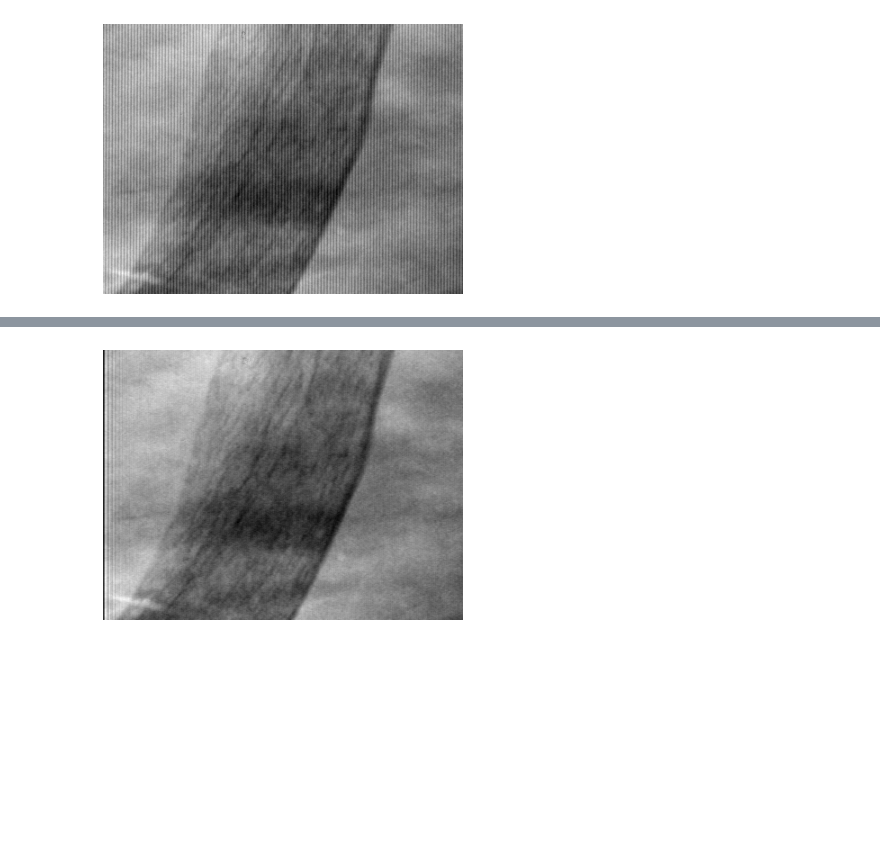
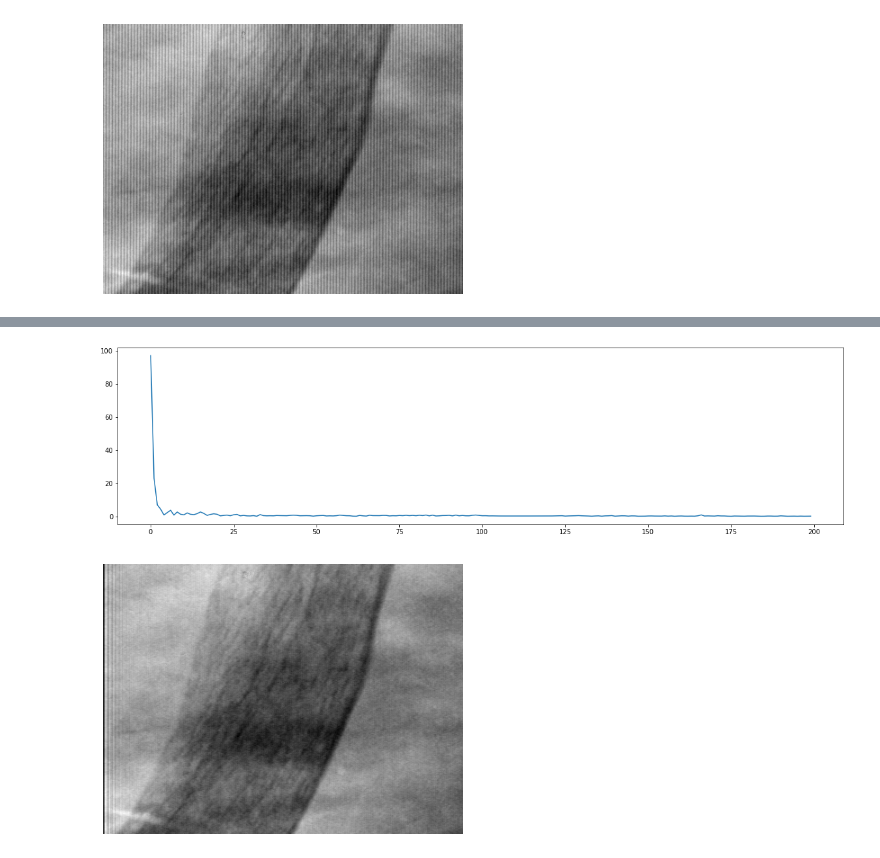
Before and after one commit to Oborichkin/data-processing, a Jupyter notebook: notebooks/xray.ipynb, the cells around one changed output, grey strips where cells are left out. Cells and saved outputs as stored; diff of their text form; code cells hidden in the pictures; blank space fills up the shorter version.

```diff
--- a/notebooks/xray.ipynb
+++ b/notebooks/xray.ipynb
@@ -26,3 +35,8 @@ filtered_line.plot()
+# %%
+plt.figure(figsize=(20, 5))
+get_frequency_spectrum(dft(filtered_line)).plot()
+# %% [output]
+[figure, added]
 # %%
 filtered_pic = bsf_pic(img, low=100, high=150)
 filtered_pic.plot()
```
Also changed, not shown: parts of 4 cells of this notebook, 5 other files.
